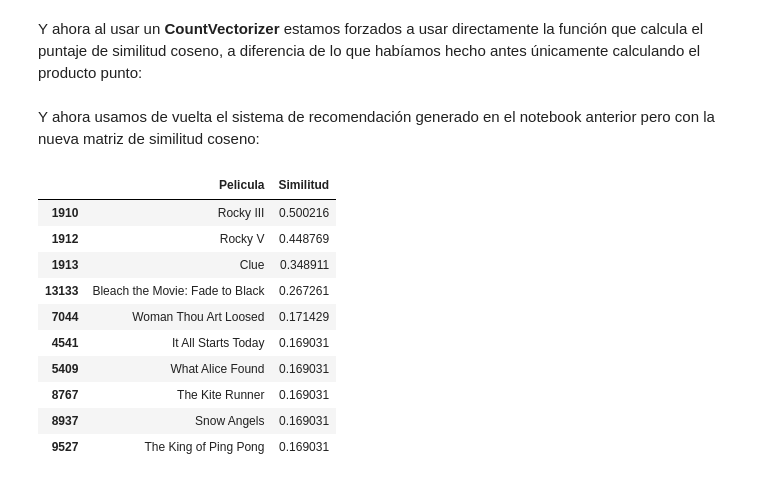
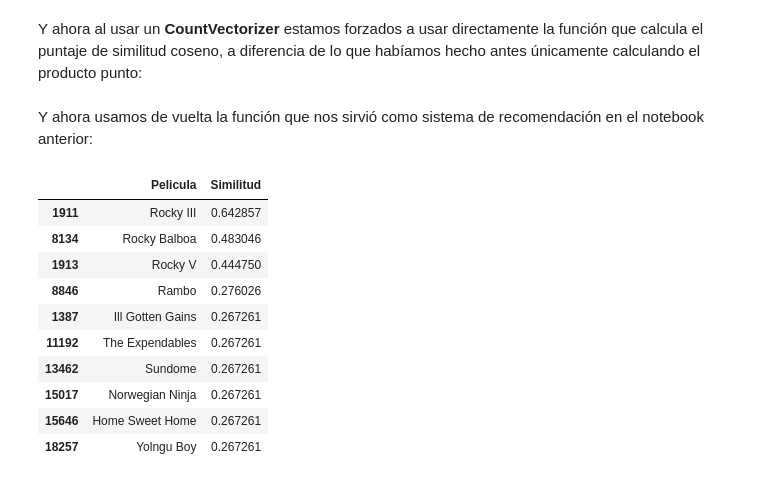
Before and after one commit to Gerardo1909/sistema_recomendacion_py, a Jupyter notebook: notebooks/4_MetadataBasedRecommender.ipynb, the cells around one changed output. Drawn from its saved outputs; the diff is of its cells as text; code cells hidden in the pictures.

```diff
--- a/notebooks/4_MetadataBasedRecommender.ipynb
+++ b/notebooks/4_MetadataBasedRecommender.ipynb
@@ -277,23 +275,23 @@ from sklearn.metrics.pairwise import cosine_similarity
 
 cosine_sim = cosine_similarity(count_matrix, count_matrix)
 # %% [markdown]
-Y ahora usamos de vuelta el sistema de recomendación generado en el notebook anterior pero con la nueva matriz de similitud coseno:
+Y ahora usamos de vuelta la función que nos sirvió como sistema de recomendación en el notebook anterior:
 # %%
 from utils.recommenders import recomendar_peli
 
 #Reseteo el indice del dataframe
-df_metadata = df_metadata.reset_index()
+df_metadata.reset_index(drop=True, inplace=True)
 
 recomendar_peli("Rocky IV", cosine_sim, df_metadata)
 # %% [output]
 |  | Pelicula | Similitud |
-| 1910 | Rocky III | 0.500216 |
-| 1912 | Rocky V | 0.448769 |
-| 1913 | Clue | 0.348911 |
-| 13133 | Bleach the Movie: Fade to Black | 0.267261 |
-| 7044 | Woman Thou Art Loosed | 0.171429 |
-| 4541 | It All Starts Today | 0.169031 |
-| 5409 | What Alice Found | 0.169031 |
-| 8767 | The Kite Runner | 0.169031 |
-| 8937 | Snow Angels | 0.169031 |
-| 9527 | The King of Ping Pong | 0.169031 |
+| 1911 | Rocky III | 0.642857 |
+| 8134 | Rocky Balboa | 0.483046 |
+| 1913 | Rocky V | 0.444750 |
+| 8846 | Rambo | 0.276026 |
+| 1387 | Ill Gotten Gains | 0.267261 |
+| 11192 | The Expendables | 0.267261 |
+| 13462 | Sundome | 0.267261 |
+| 15017 | Norwegian Ninja | 0.267261 |
+| 15646 | Home Sweet Home | 0.267261 |
+| 18257 | Yolngu Boy | 0.267261 |
```
Also changed, not shown: parts of 7 cells of this notebook, 7 other files.
